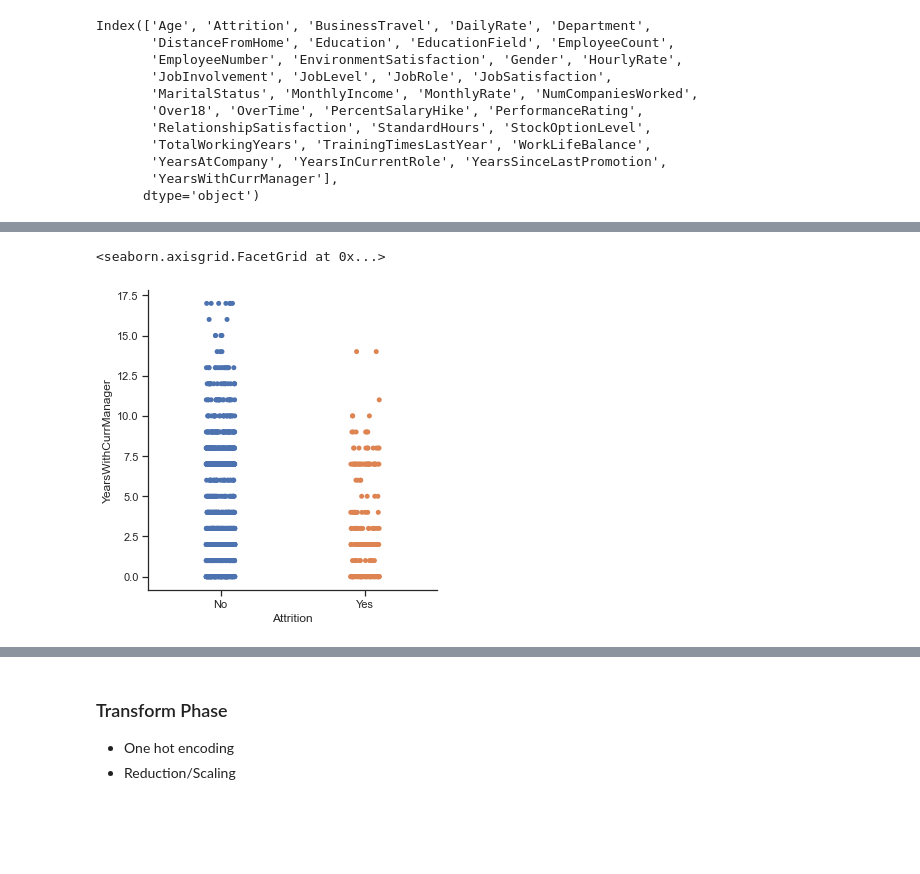
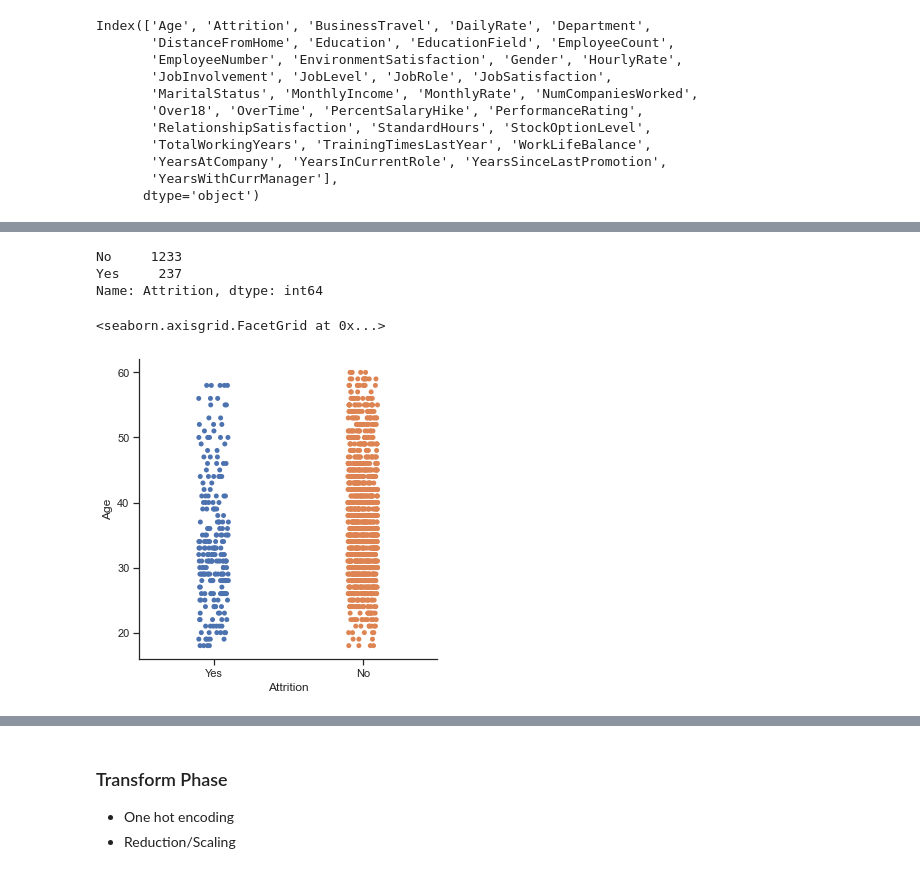
Before and after one commit to lykkelig/Group6_Final_Project, a Jupyter notebook: Exploratory_Data.ipynb, the cells around one changed output, grey strips where cells are left out. Drawn from its saved outputs; the diff is of its cells as text; code cells hidden in the pictures; blank space fills up the shorter version.

Commit message:
Exploratory data visualizations

```diff
--- a/Exploratory_Data.ipynb
+++ b/Exploratory_Data.ipynb
@@ -372,5 +196,6 @@ sns.catplot(x = 'Attrition', y = 'YearsSinceLastPromotion', order = ['No', 'Yes'
-# %%
-sns.catplot(x = 'Attrition', y = 'YearsWithCurrManager', order = ['No', 'Yes'], data=hr_df)
-# %% [output]
-<seaborn.axisgrid.FacetGrid at 0x...>
-[figure, removed]
+# %%
+hr_df['Attrition'].value_counts()
+# %% [output]
+No     1233
+Yes     237
+Name: Attrition, dtype: int64
@@ -376,0 +207,5 @@ sns.catplot(x = 'Attrition', y = 'YearsWithCurrManager', order = ['No', 'Yes'],
+# %%
+sns.catplot(x = 'Attrition', y = 'Age',  data=hr_df)
+# %% [output]
+<seaborn.axisgrid.FacetGrid at 0x...>
+[figure, added]
```
Also changed, not shown: parts of 106 cells of this notebook.
